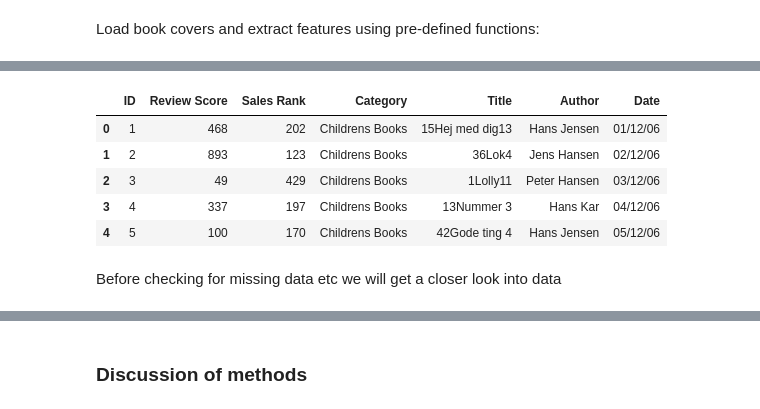
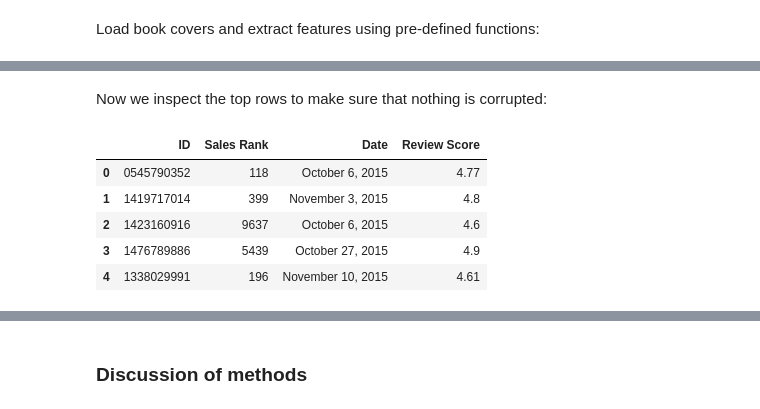
Before and after one commit to dogatekin/Project, a Jupyter notebook: ExploratoryAnalysis.ipynb, the cells around one changed output, grey strips where cells are left out. Cells and saved outputs as stored; diff of their text form; code cells hidden in the pictures.

```diff
--- a/ExploratoryAnalysis.ipynb
+++ b/ExploratoryAnalysis.ipynb
@@ -28,3 +27,7 @@ books = pd.read_csv(data_folder + 'fake_data.csv', sep=';')
+# %%
+collected_data_folder = './Collected Data/'
+original_data_folder = './Original Data/'
+image_folder = './Collected Data/Cover Images/'
 # %% [markdown]
 ### Overview
 
@@ -101,0 +149,7 @@ for path in train_paths:
+# %%
+# Load scraped data
+scraped = pd.read_csv(collected_data_folder + 'scraped.csv', sep=',')
+
+# Load original book dataset with header names
+header_names = ['ID', 'Filename', 'Image URL', 'Title', 'Author', 'Category ID', 'Category']
+original = pd.read_csv(original_data_folder + 'book32-listing.csv', encoding='latin1', header=None, names=header_names)
@@ -102,11 +169,11 @@ for path in train_paths:
+# %% [markdown]
+Now we inspect the top rows to make sure that nothing is corrupted:
 # %%
-books.head()
+scraped.head()
 # %% [output]
-|  | ID | Review Score | Sales Rank | Category | Title | Author | Date |
-| 0 | 1 | 468 | 202 | Childrens Books | 15Hej med dig13 | Hans Jensen | 01/12/06 |
-| 1 | 2 | 893 | 123 | Childrens Books | 36Lok4 | Jens Hansen | 02/12/06 |
-| 2 | 3 | 49 | 429 | Childrens Books | 1Lolly11 | Peter Hansen | 03/12/06 |
-| 3 | 4 | 337 | 197 | Childrens Books | 13Nummer 3 | Hans Kar | 04/12/06 |
-| 4 | 5 | 100 | 170 | Childrens Books | 42Gode ting 4 | Hans Jensen | 05/12/06 |
+|  | ID | Sales Rank | Date | Review Score |
+| 0 | 0545790352 | 118 | October 6, 2015 | 4.77 |
+| 1 | 1419717014 | 399 | November 3, 2015 | 4.8 |
+| 2 | 1423160916 | 9637 | October 6, 2015 | 4.6 |
+| 3 | 1476789886 | 5439 | October 27, 2015 | 4.9 |
+| 4 | 1338029991 | 196 | November 10, 2015 | 4.61 |
-# %% [markdown]
-Before checking for missing data etc we will get a closer look into data
```
Also changed, not shown: parts of 82 cells of this notebook.
